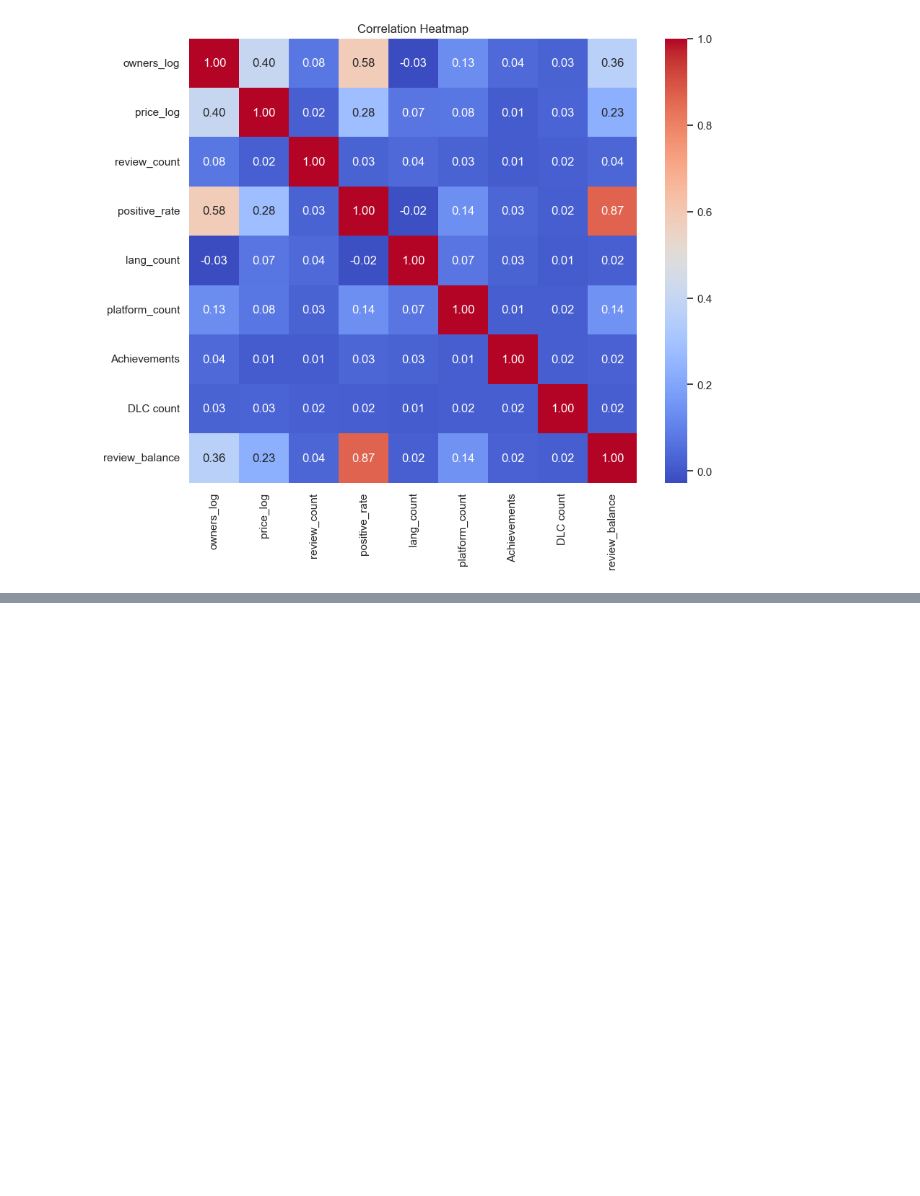
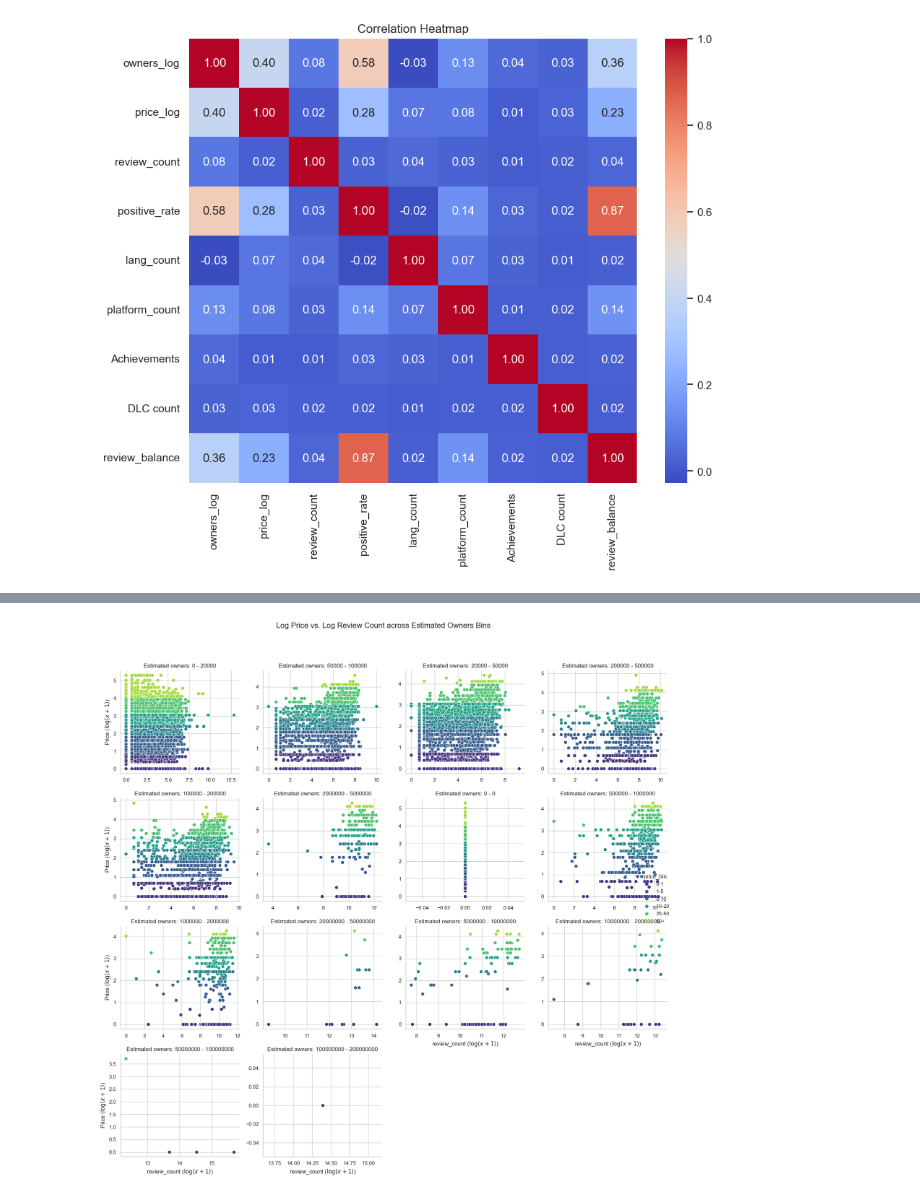
Before and after one commit to TinganYu/2025fall-Data-Science, a Jupyter notebook: code/EDA.ipynb, the cells around one changed output, grey strips where cells are left out. Cells and saved outputs as stored; diff of their text form; code cells hidden in the pictures; blank space fills up the shorter version.

```diff
--- a/code/EDA.ipynb
+++ b/code/EDA.ipynb
@@ -190,0 +495,38 @@ plt.show()
+# %%
+import seaborn as sns
+import matplotlib.pyplot as plt
+import numpy as np
+
+# 1. 確保 log 欄位已經在您的 DataFrame 中 (這裡使用原始的 owners_log, review_log, price_log)
+# 假設 log 欄位已經存在：df["review_log"], df["price_log"], df["owners_log"]
+# 假設 df["Estimated owners"] 仍然是字串區間 (例如 '0 - 20000')
+
+# 2. 繪製 2D 散點圖矩陣
+# X 軸：Log Review Count
+# Y 軸：Log Price
+# 顏色 (Hue)：Price Bin
+# 子圖分割 (Col)：Estimated owners 區間
+
+# 使用 review_log 和 price_log 進行繪圖
+g = sns.relplot(
+    data=df.dropna(subset=['review_log', 'price_log', 'Estimated owners', 'price_bin']),
+    x="review_log",
+    y="price_log",
+    hue="price_bin", # 用 price_bin 區分顏色
+    col="Estimated owners", # 用 Estimated owners 區間作為子圖分割
+    kind="scatter",
+    palette='viridis',
+    col_wrap=4, # 每行顯示 4 個子圖
+    height=4,
+    s=50,
+    facet_kws={'sharex': False, 'sharey': False} # 允許每個子圖有獨立的軸範圍
+)
+
+# 設定軸標籤
+g.set_axis_labels("review_count ($\log(x+1)$)", "Price ($\log(x+1)$)")
+g.set_titles(col_template="Estimated owners: {col_name}")
+plt.suptitle("Log Price vs. Log Review Count across Estimated Owners Bins", y=1.02, fontsize=16)
+plt.tight_layout(rect=[0, 0, 1, 0.98])
+plt.show()
+# %% [output]
+[figure, added]
```
Also changed, not shown: parts of 6 cells of this notebook, 2 other files.
